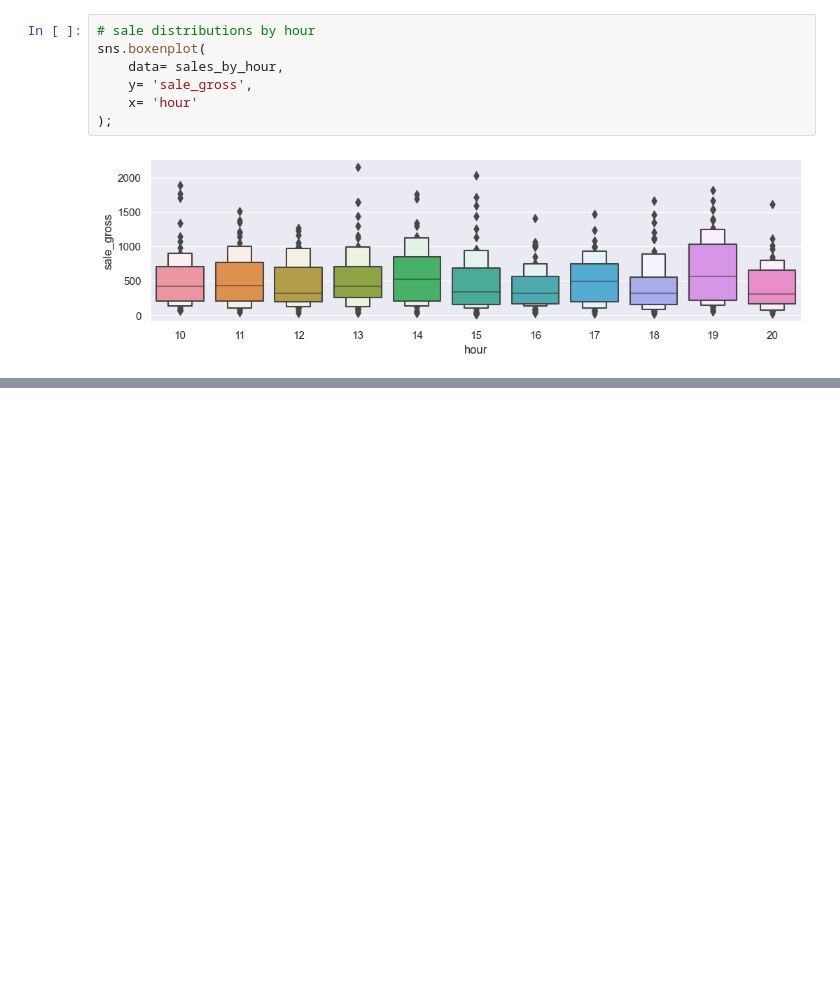
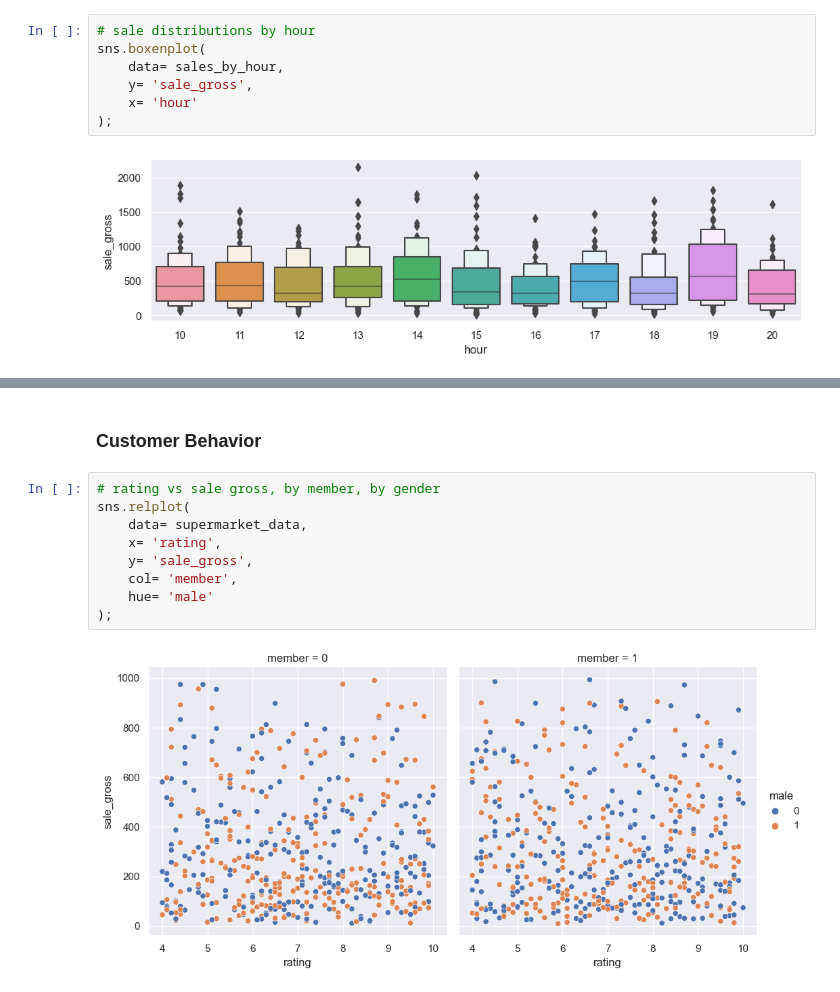
Before and after one commit to zdravoj/data-science-foundations, a Jupyter notebook: Supermarket_Sales/Supermarket_sales_analysis.ipynb, the cells around one changed output, grey strips where cells are left out. Saved outputs shown, nothing was run; the diff lists cells and outputs as text; blank space fills up the shorter version.

```diff
--- a/Supermarket_Sales/Supermarket_sales_analysis.ipynb
+++ b/Supermarket_Sales/Supermarket_sales_analysis.ipynb
@@ -548,0 +633,13 @@ sns.set_theme()
+# %% [markdown]
+### Customer Behavior
+# %%
+# rating vs sale gross, by member, by gender
+sns.relplot(
+    data= supermarket_data,
+    x= 'rating',
+    y= 'sale_gross',
+    col= 'member',
+    hue= 'male'
+);
+# %% [output]
+[figure, added]
```
Also changed, not shown: parts of 30 cells of this notebook.
